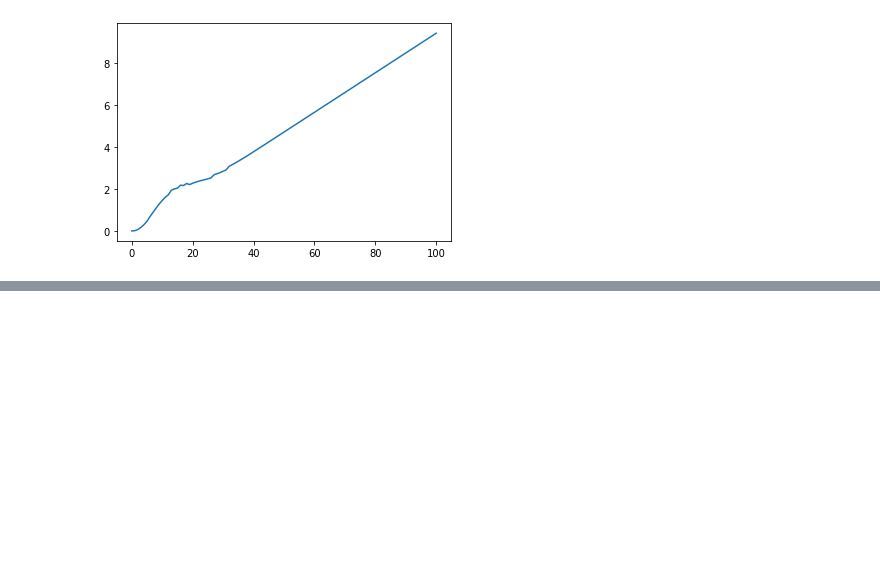
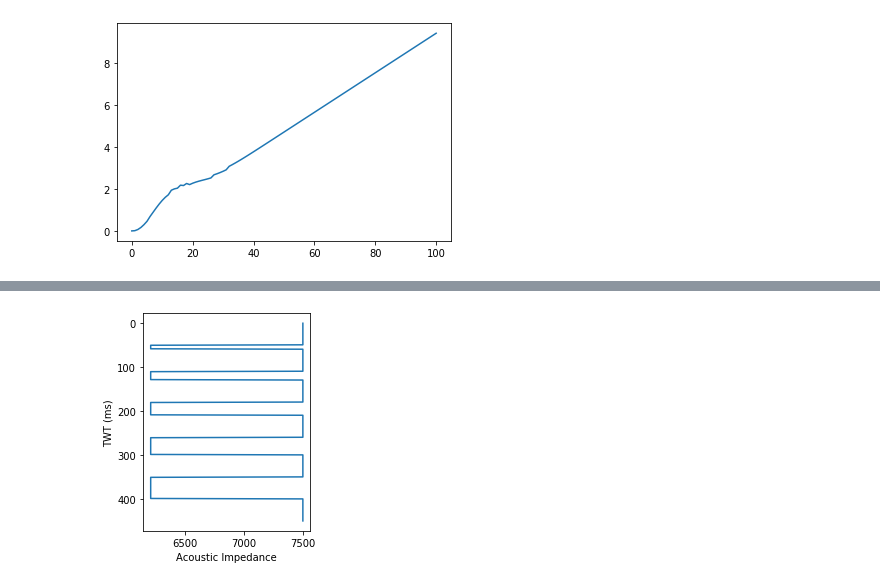
Before and after one commit to bdowdell/flask_pyseistuned, a Jupyter notebook: nb/image_plots.ipynb, the cells around one changed output, grey strips where cells are left out. Drawn from its saved outputs; the diff is of its cells as text; code cells hidden in the pictures; blank space fills up the shorter version.

```diff
--- a/nb/image_plots.ipynb
+++ b/nb/image_plots.ipynb
@@ -376,0 +400,16 @@ plt.plot(wedge_thickness, amp/(1/apparent_wedge_thickness))
+# %%
+rocks = np.array(rock_props[:-2]).reshape(2, 2)
+# %%
+earth_trace = rocks[lith_trace]
+# %%
+imp_trace = np.apply_along_axis(np.product, -1, earth_trace)
+# %%
+fig = plt.figure(figsize=(3,4))
+ax = fig.add_subplot(111)
+ax.plot(imp_trace, z)
+ax.invert_yaxis()
+ax.set_ylabel('TWT (ms)')
+ax.set_xlabel('Acoustic Impedance')
+plt.show()
+# %% [output]
+[figure, added]
```
Also changed, not shown: parts of 11 cells of this notebook.
